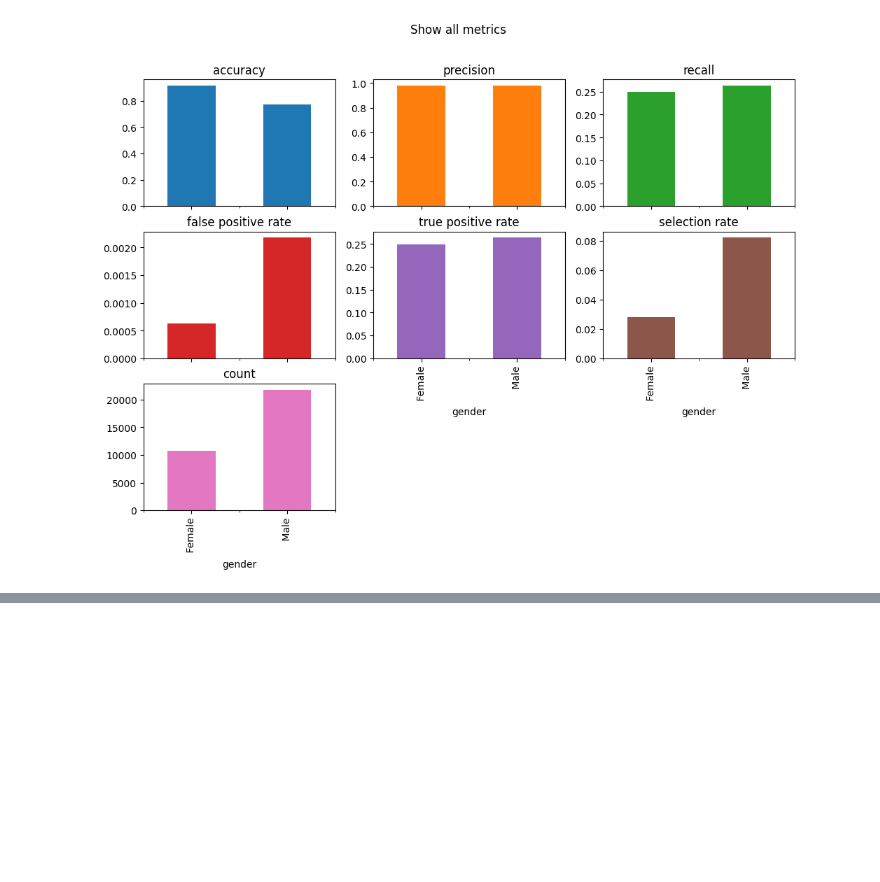
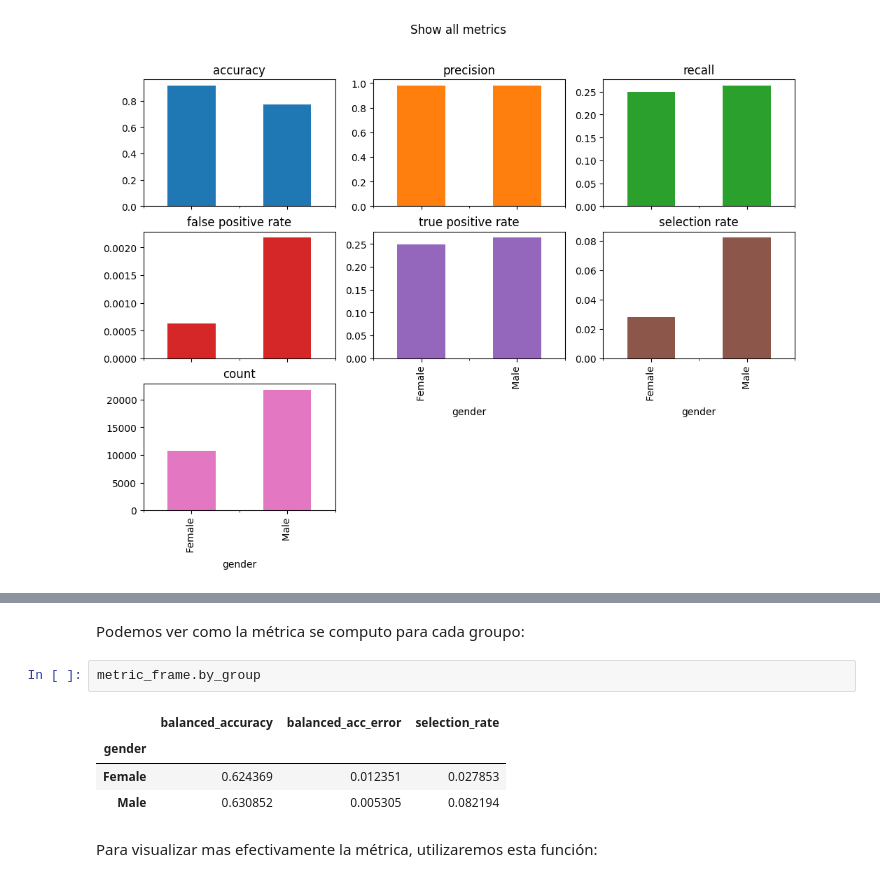
Before and after one commit to santiagxf/E72102, a Jupyter notebook: docs/develop/modeling/selection/code/fairlearn.ipynb, the cells around one changed output, grey strips where cells are left out. Cells and saved outputs as stored; diff of their text form; blank space fills up the shorter version.

```diff
--- a/docs/develop/modeling/selection/code/fairlearn.ipynb
+++ b/docs/develop/modeling/selection/code/fairlearn.ipynb
@@ -170,0 +246,11 @@ array([[<Axes: title={'center': 'accuracy'}, xlabel='gender'>,
+# %% [markdown]
+Podemos ver como la métrica se computo para cada groupo:
+# %%
+metric_frame.by_group
+# %% [output]
+|  | balanced_accuracy | balanced_acc_error | selection_rate |
+| gender |  |  |  |
+| Female | 0.624369 | 0.012351 | 0.027853 |
+| Male | 0.630852 | 0.005305 | 0.082194 |
+# %% [markdown]
+Para visualizar mas efectivamente la métrica, utilizaremos esta función:
```
Also changed, not shown: parts of 13 cells of this notebook.
